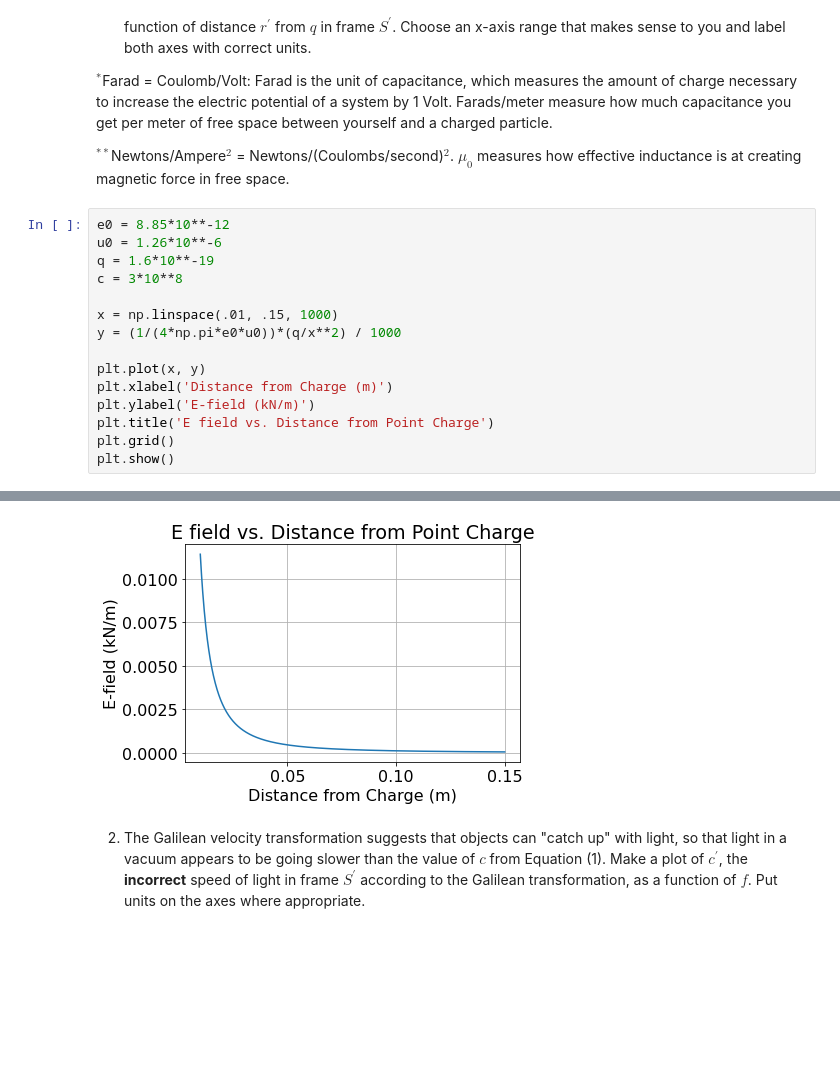
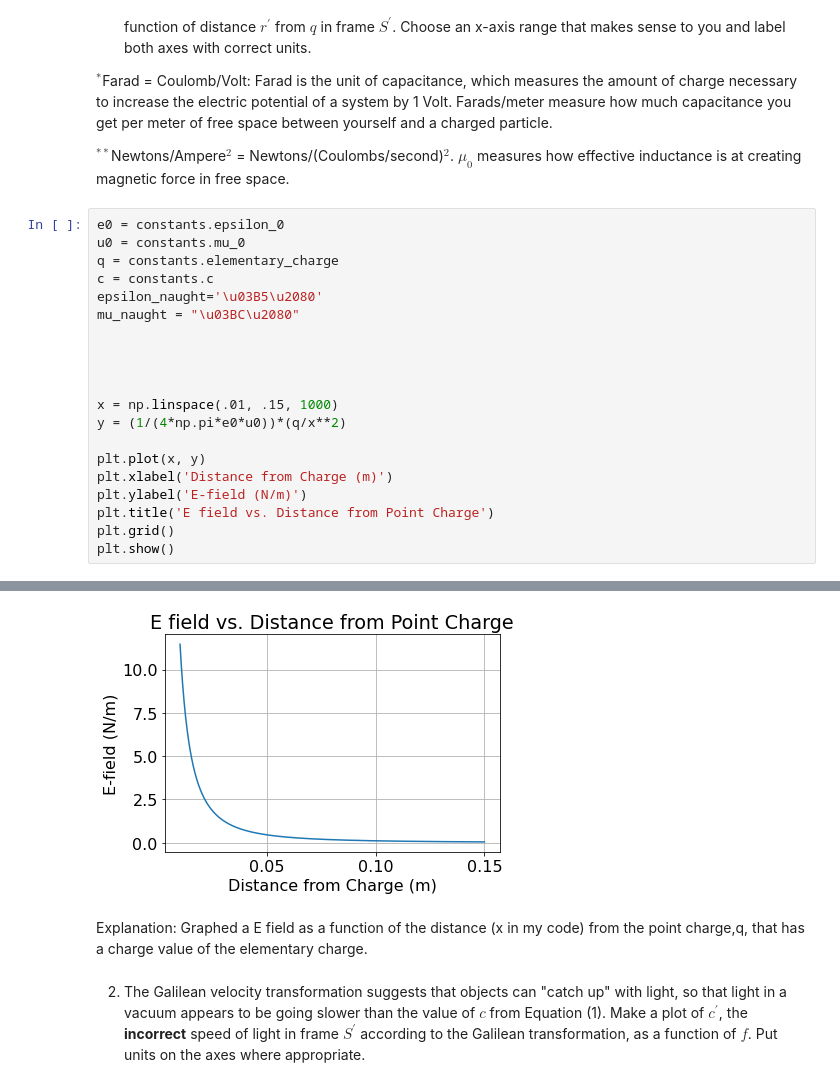
Before and after one commit to mitchrg/phys309, a Jupyter notebook: assignment1.ipynb, the cells around one changed output, grey strips where cells are left out. Drawn from its saved outputs; the diff is of its cells as text; blank space fills up the shorter version.

```diff
--- a/assignment1.ipynb
+++ b/assignment1.ipynb
@@ -48,17 +49,22 @@ $^{*}$Farad = Coulomb/Volt: Farad is the unit of capacitance, which measures the
 
 $^{**}$Newtons/Ampere$^2$ = Newtons/(Coulombs/second)$^2$. $\mu_0$ measures how effective inductance is at creating magnetic force in free space.
 # %%
-e0 = 8.85*10**-12
-u0 = 1.26*10**-6
-q = 1.6*10**-19
-c = 3*10**8
+e0 = constants.epsilon_0
+u0 = constants.mu_0
+q = constants.elementary_charge
+c = constants.c
+epsilon_naught='\u03B5\u2080'
+mu_naught = "\u03BC\u2080"
+
+
+
 
 x = np.linspace(.01, .15, 1000)
-y = (1/(4*np.pi*e0*u0))*(q/x**2) / 1000
+y = (1/(4*np.pi*e0*u0))*(q/x**2)
 
 plt.plot(x, y)
 plt.xlabel('Distance from Charge (m)')
-plt.ylabel('E-field (kN/m)')
+plt.ylabel('E-field (N/m)')
 plt.title('E field vs. Distance from Point Charge')
 plt.grid()
 plt.show()
@@ -68,4 +72,6 @@ WARNING:matplotlib.font_manager:findfont: Font family ['sans-serif'] not found.
-[figure, old version]
+[figure, new version]
+# %% [markdown]
+Explanation: Graphed a E field as a function of the distance (x in my code) from the point charge,q, that has a charge value of the elementary charge.
 # %% [markdown]
 <ol start=2>
     <li>The Galilean velocity transformation suggests that objects can "catch up" with light, so that light in a vacuum appears to be going slower than the value of $c$ from Equation (1). Make a plot of $c^{\prime}$, the <strong>incorrect</strong> speed of light in frame $S^{\prime}$ according to the Galilean transformation, as a function of $f$. Put units on the axes where appropriate.</li>
```
Also changed, not shown: parts of 13 cells of this notebook.
